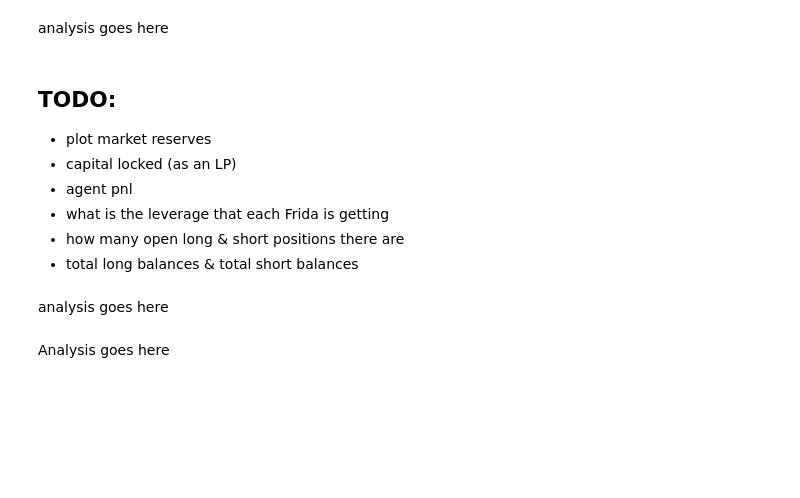
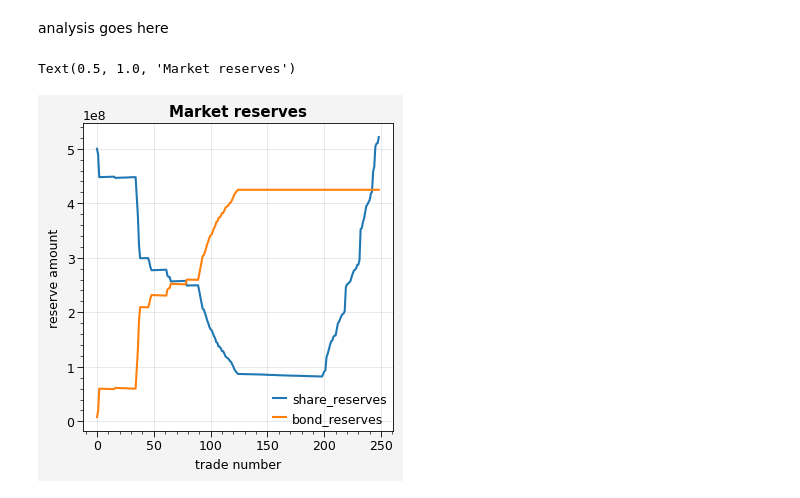
Before and after one commit to delvtech/agent0, a Jupyter notebook: examples/notebooks/frida_louie_simulation.ipynb, the cells around one changed output. Saved outputs shown, nothing was run; the diff lists cells and outputs as text; code cells hidden in the pictures; blank space fills up the shorter version.

```diff
--- a/examples/notebooks/frida_louie_simulation.ipynb
+++ b/examples/notebooks/frida_louie_simulation.ipynb
@@ -373,10 +376,2 @@ plt.show()
 # %% [markdown]
 analysis goes here
-# %% [markdown]
-## TODO:
-* plot market reserves
-* capital locked (as an LP)
-* agent pnl
-* what is the leverage that each Frida is getting
-* how many open long & short positions there are
-* total long balances & total short balances
@@ -428,2 +377,0 @@ plt.show()
-# %% [markdown]
-analysis goes here
@@ -462,2 +378,11 @@ plt.show()
-# %% [markdown]
-Analysis goes here
+# %%
+fig, axes, _ = output_utils.get_gridspec_subplots(nrows=1, ncols=1)
+ax = trades.iloc[:-1].plot(x="run_trade_number", y="share_reserves", ax=axes[0], c="blue")
+ax = trades.iloc[:-1].plot(x="run_trade_number", y="bond_reserves", ax=axes[0], c="orange")
+ax.set_xlabel("trade number")
+ax.set_ylabel("reserve amount")
+ax.set_title("Market reserves")
+fig.set_size_inches((5, 5))
+# %% [output]
+Text(0.5, 1.0, 'Market reserves')
+[figure, added]
```
Also changed, not shown: parts of 17 cells of this notebook, 2 other files.
